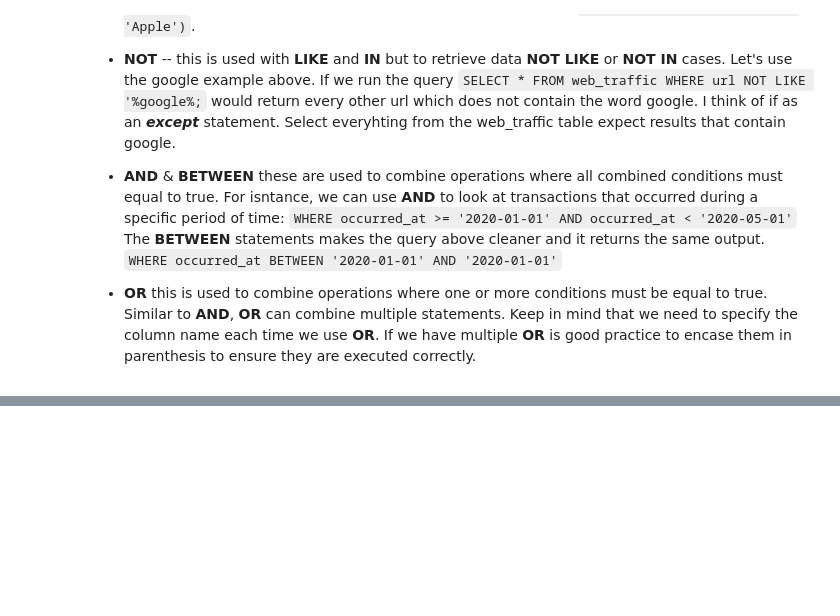
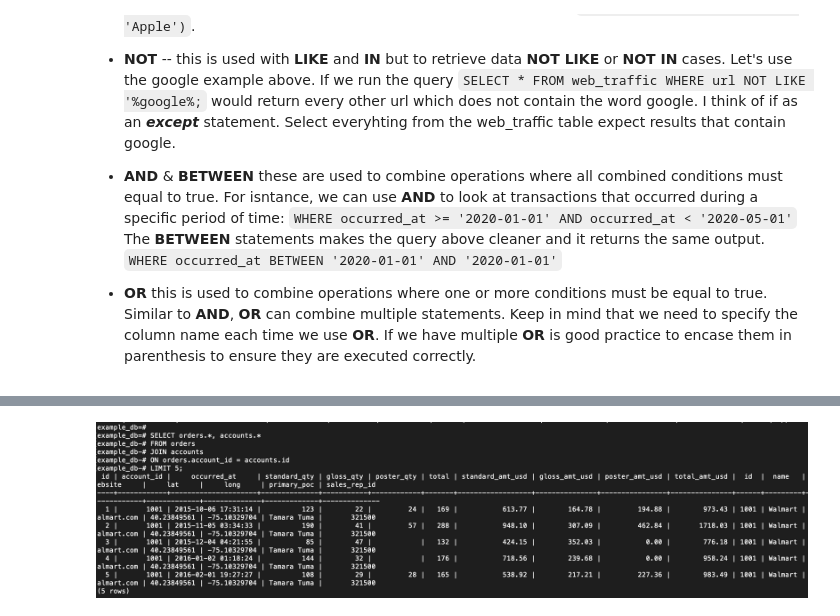
Before and after one commit to GabeMaldonado/JupyterNotebooks, a Jupyter notebook: PostgreSQL.ipynb, the cells around one changed output, grey strips where cells are left out. Saved outputs shown, nothing was run; the diff lists cells and outputs as text; code cells hidden in the pictures; blank space fills up the shorter version.

```diff
--- a/PostgreSQL.ipynb
+++ b/PostgreSQL.ipynb
@@ -239,0 +268,5 @@ Note the use of the **%** wildcard that includes the charaters before and after
+# %%
+from IPython.display import Image
+Image(filename="/content/PostgresqlJOIN_1.png")
+# %% [output]
+[figure, added]
```
Also changed, not shown: parts of 4 cells of this notebook.
